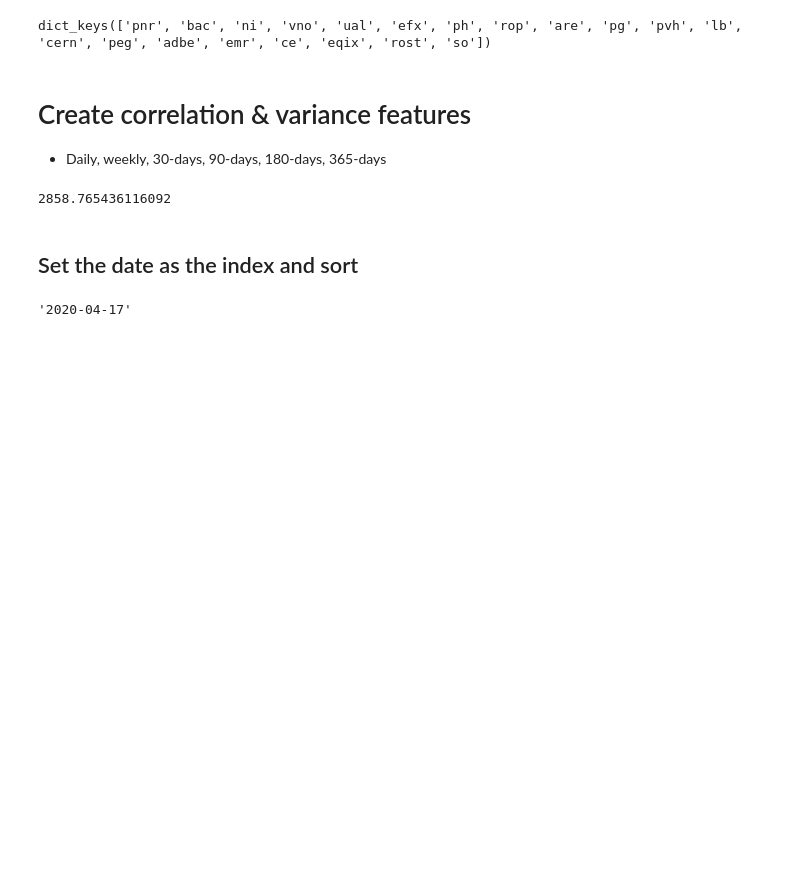
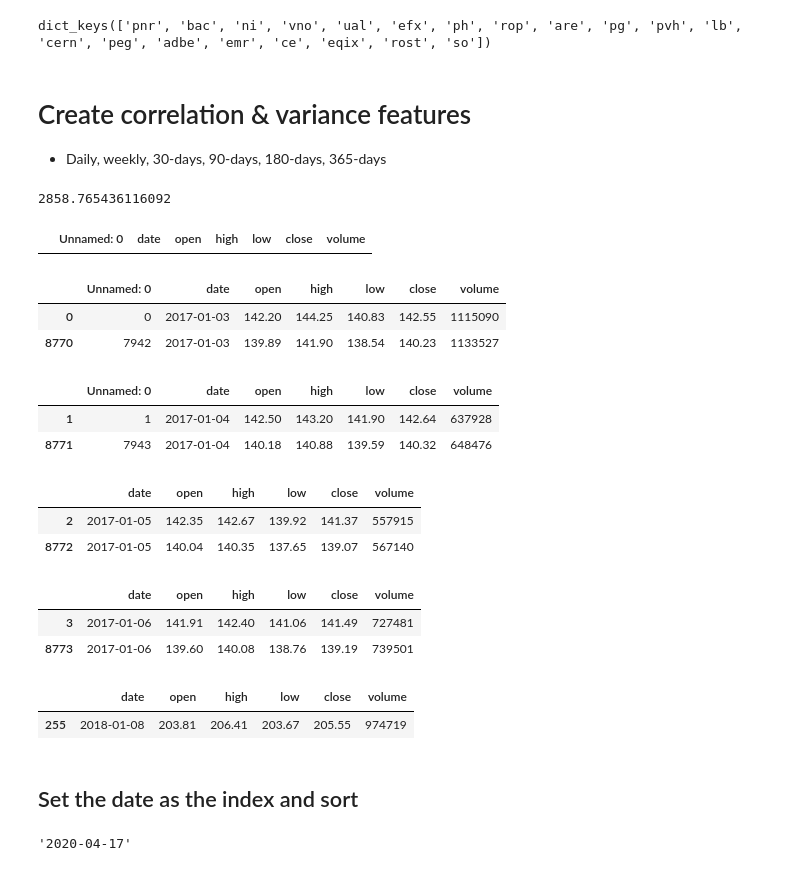
Before and after one commit to jonhilgart22/daily_trading, a Jupyter notebook: notebooks/train_model.ipynb, the cells around one changed output. Drawn from its saved outputs; the diff is of its cells as text; code cells hidden in the pictures; blank space fills up the shorter version.

```diff
--- a/notebooks/train_model.ipynb
+++ b/notebooks/train_model.ipynb
@@ -54,3 +57,36 @@ first_stock_df = dict_of_stocks_and_dfs['ph'].loc[ dict_of_stocks_and_dfs['ph'].
 np.var(first_stock_df.close)
 # %% [output]
 2858.765436116092
+# %%
+dict_of_stocks_and_dfs['ph'][dict_of_stocks_and_dfs['ph'].date == '2017-01-02']
+# %% [output]
+|  | Unnamed: 0 | date | open | high | low | close | volume |
+# %%
+dict_of_stocks_and_dfs['ph'][dict_of_stocks_and_dfs['ph'].date == '2017-01-03']
+# %% [output]
+|  | Unnamed: 0 | date | open | high | low | close | volume |
+| 0 | 0 | 2017-01-03 | 142.20 | 144.25 | 140.83 | 142.55 | 1115090 |
+| 8770 | 7942 | 2017-01-03 | 139.89 | 141.90 | 138.54 | 140.23 | 1133527 |
+# %%
+dict_of_stocks_and_dfs['ph'][dict_of_stocks_and_dfs['ph'].date == '2017-01-04']
+# %% [output]
+|  | Unnamed: 0 | date | open | high | low | close | volume |
+| 1 | 1 | 2017-01-04 | 142.50 | 143.20 | 141.90 | 142.64 | 637928 |
+| 8771 | 7943 | 2017-01-04 | 140.18 | 140.88 | 139.59 | 140.32 | 648476 |
+# %%
+dict_of_stocks_and_dfs['ph'][dict_of_stocks_and_dfs['ph'].date == '2017-01-05']
+# %% [output]
+|  | date | open | high | low | close | volume |
+| 2 | 2017-01-05 | 142.35 | 142.67 | 139.92 | 141.37 | 557915 |
+| 8772 | 2017-01-05 | 140.04 | 140.35 | 137.65 | 139.07 | 567140 |
+# %%
+dict_of_stocks_and_dfs['ph'][dict_of_stocks_and_dfs['ph'].date == '2017-01-06']
+# %% [output]
+|  | date | open | high | low | close | volume |
+| 3 | 2017-01-06 | 141.91 | 142.40 | 141.06 | 141.49 | 727481 |
+| 8773 | 2017-01-06 | 139.60 | 140.08 | 138.76 | 139.19 | 739501 |
+# %%
+dict_of_stocks_and_dfs['ph'][dict_of_stocks_and_dfs['ph'].date == '2018-01-08']
+# %% [output]
+|  | date | open | high | low | close | volume |
+| 255 | 2018-01-08 | 203.81 | 206.41 | 203.67 | 205.55 | 974719 |
```
Also changed, not shown: parts of 24 cells of this notebook, 3 other files.
